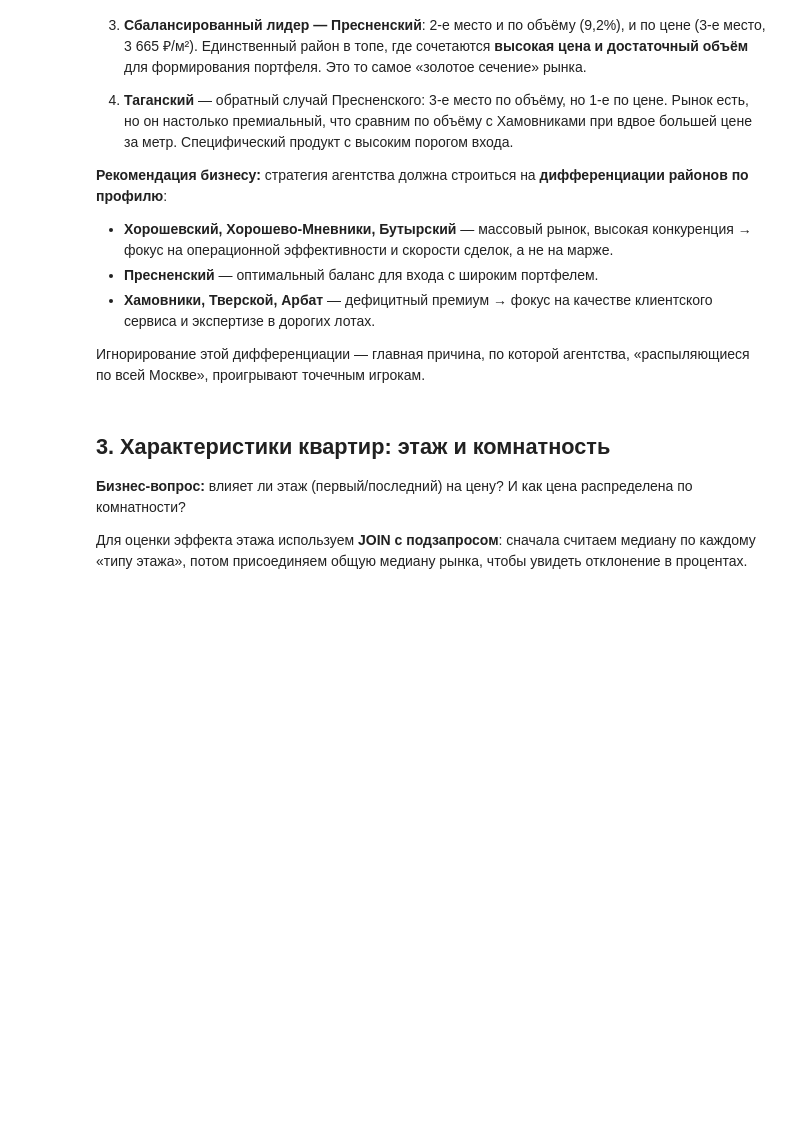
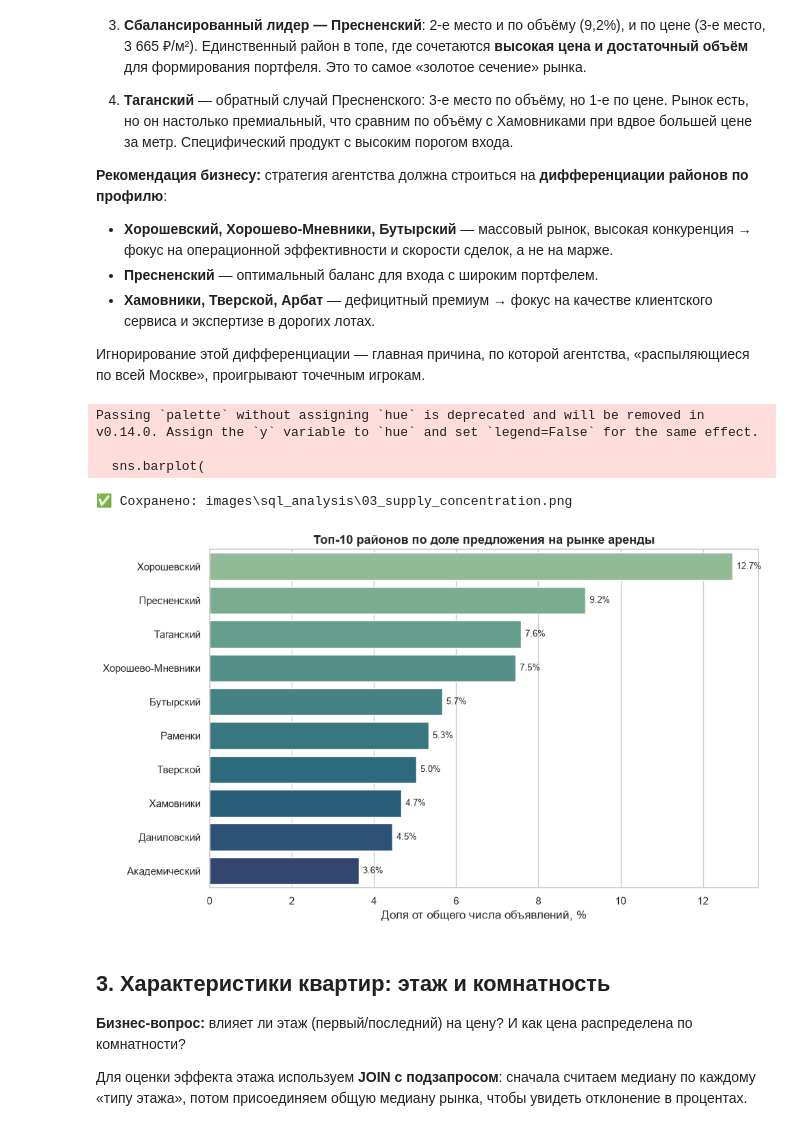
Before and after one commit to veta-suhih/moscow-rental-market-analysis, a Jupyter notebook: notebooks/02_sql_analysis.ipynb, the cells around one changed output. Saved outputs shown, nothing was run; the diff lists cells and outputs as text; code cells hidden in the pictures; blank space fills up the shorter version.

```diff
--- a/notebooks/02_sql_analysis.ipynb
+++ b/notebooks/02_sql_analysis.ipynb
@@ -225,6 +225,31 @@ supply_share
 - **Хамовники, Тверской, Арбат** — дефицитный премиум → фокус на качестве клиентского сервиса и экспертизе в дорогих лотах.
 
 Игнорирование этой дифференциации — главная причина, по которой агентства, «распыляющиеся по всей Москве», проигрывают точечным игрокам.
+# %%
+fig, ax = plt.subplots(figsize=(10, 6))
+sns.barplot(
+    data=supply_share, y="district", x="share_pct",
+    palette="crest", ax=ax,
+)
+ax.set_title("Топ-10 районов по доле предложения на рынке аренды", fontsize=13, weight="bold")
+ax.set_xlabel("Доля от общего числа объявлений, %")
+ax.set_ylabel("")
+for i, row in supply_share.iterrows():
+    ax.text(row["share_pct"] + 0.1, i, f"{row['share_pct']:.1f}%", va="center", fontsize=9)
+plt.tight_layout()
+
+output_path = IMAGES_DIR / "03_supply_concentration.png"
+fig.savefig(output_path, dpi=150, bbox_inches="tight")
+print(f"✅ Сохранено: {output_path.relative_to(PROJECT_ROOT)}")
+
+plt.show()
+plt.close(fig)
+# %% [output]
+Passing `palette` without assigning `hue` is deprecated and will be removed in v0.14.0. Assign the `y` variable to `hue` and set `legend=False` for the same effect.
+
+  sns.barplot(
+✅ Сохранено: images\sql_analysis\03_supply_concentration.png
+[figure, added]
 # %% [markdown]
 ## 3. Характеристики квартир: этаж и комнатность
 
```
Also changed, not shown: 15 other files.
